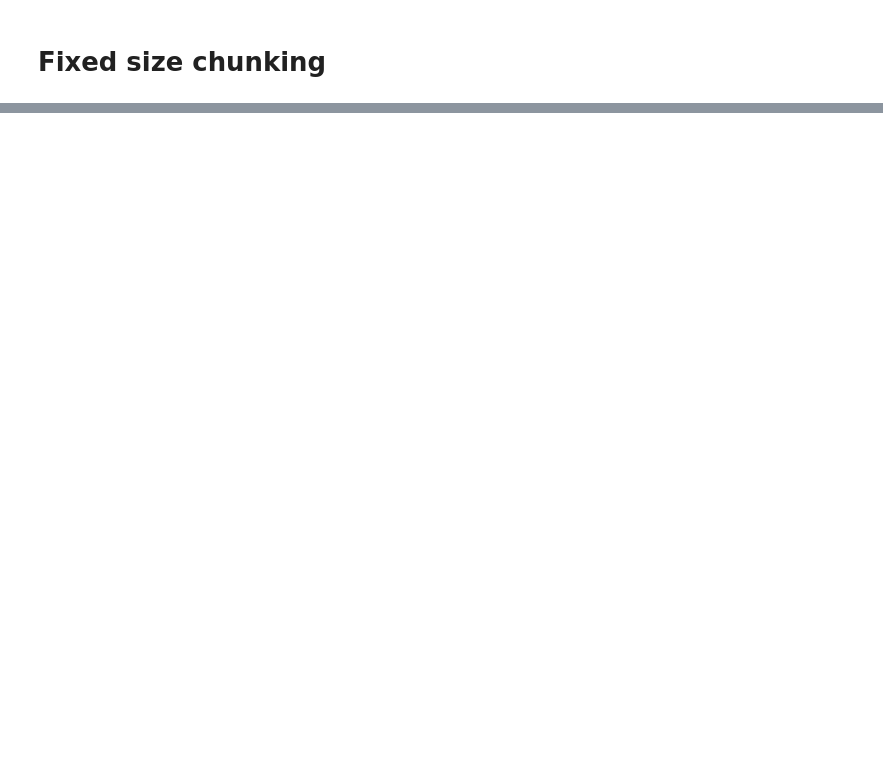
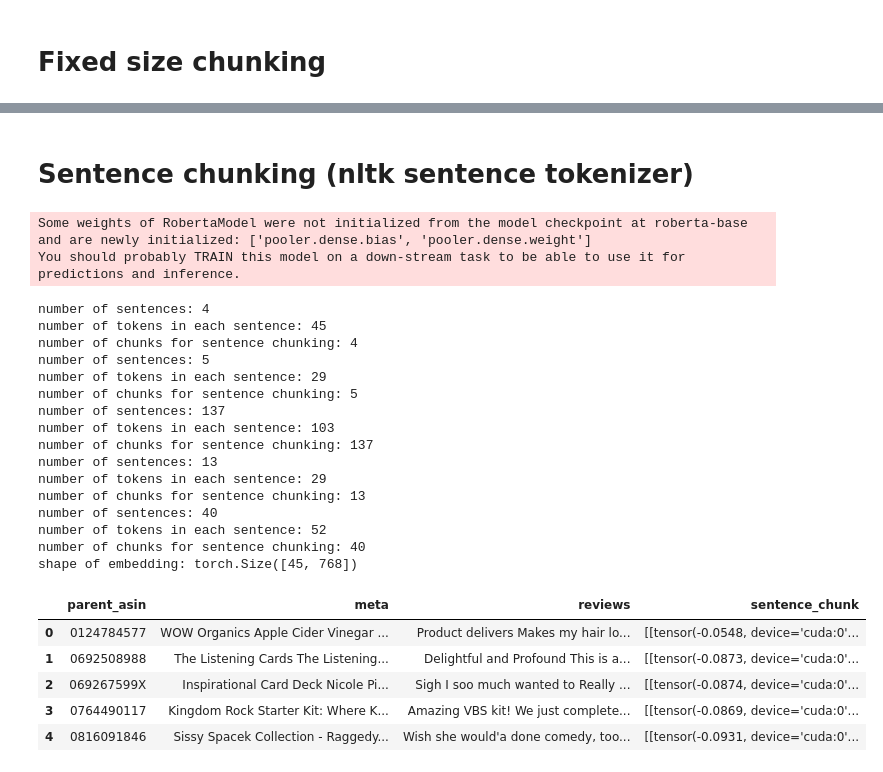
Before and after one commit to vjk9000/GNN_recommender_system, a Jupyter notebook: embeddings.ipynb, the cells around one changed output, grey strips where cells are left out. Saved outputs shown, nothing was run; the diff lists cells and outputs as text; code cells hidden in the pictures; blank space fills up the shorter version.

```diff
--- a/embeddings.ipynb
+++ b/embeddings.ipynb
@@ -63,3 +87,20 @@ product_df.head()
+# %%
+import torch
+
+
+def add_sos_and_bos(self, sentence, mask):
+    input_ids = torch.cat([torch.Tensor([101]).to(self.device), sentence, torch.Tensor([102]).to(self.device)])
+    mask = torch.cat([torch.Tensor([1]).to(self.device), mask, torch.Tensor([1]).to(self.device)])
+    return input_ids, mask
+
+
+def aggregate_embeddings(self, input_id_chunks, attn_mask_chunks, method='mean'):
+    with torch.no_grad():
+      output = self.model(input_id_chunks, attn_mask_chunks)
+      if method == 'mean':
+          return output.last_hidden_state.mean(dim=0)
+      if method == 'maxpool':
+          return output.last_hidden_state.max(dim=0)
 # %% [markdown]
 # Fixed size chunking
 # %%
@@ -128,0 +183,2 @@ sample_product_df.head()
+# %% [markdown]
+# Sentence chunking (nltk sentence tokenizer)
@@ -128,0 +227,33 @@ sample_product_df.head()
+# %%
+torch.cuda.empty_cache()
+chunker = SentenceChunker()
+sample_product_df = product_df.iloc[0:5].copy()
+sample_product_df.loc[:, 'sentence_chunk'] = sample_product_df['reviews'].apply(lambda review: chunker.chunk_and_embed(review))
+
+print(f'shape of embedding: {sample_product_df.sentence_chunk.iloc[0].shape}')   # unique for each row - will be no. tokens x model embedding dim
+sample_product_df.head()
+# %% [output]
+Some weights of RobertaModel were not initialized from the model checkpoint at roberta-base and are newly initialized: ['pooler.dense.bias', 'pooler.dense.weight']
+You should probably TRAIN this model on a down-stream task to be able to use it for predictions and inference.
+number of sentences: 4
+number of tokens in each sentence: 45
+number of chunks for sentence chunking: 4
+number of sentences: 5
+number of tokens in each sentence: 29
+number of chunks for sentence chunking: 5
+number of sentences: 137
+number of tokens in each sentence: 103
+number of chunks for sentence chunking: 137
+number of sentences: 13
+number of tokens in each sentence: 29
+number of chunks for sentence chunking: 13
+number of sentences: 40
+number of tokens in each sentence: 52
+number of chunks for sentence chunking: 40
+shape of embedding: torch.Size([45, 768])
+|  | parent_asin | meta | reviews | sentence_chunk |
+| 0 | 0124784577 | WOW Organics Apple Cider Vinegar ... | Product delivers Makes my hair lo... | [[tensor(-0.0548, device='cuda:0'... |
+| 1 | 0692508988 | The Listening Cards The Listening... | Delightful and Profound This is a... | [[tensor(-0.0873, device='cuda:0'... |
+| 2 | 069267599X | Inspirational Card Deck Nicole Pi... | Sigh I soo much wanted to Really ... | [[tensor(-0.0874, device='cuda:0'... |
+| 3 | 0764490117 | Kingdom Rock Starter Kit: Where K... | Amazing VBS kit! We just complete... | [[tensor(-0.0869, device='cuda:0'... |
+| 4 | 0816091846 | Sissy Spacek Collection - Raggedy... | Wish she would'a done comedy, too... | [[tensor(-0.0931, device='cuda:0'... |
```
Also changed, not shown: parts of 12 cells of this notebook, 3 other files.
